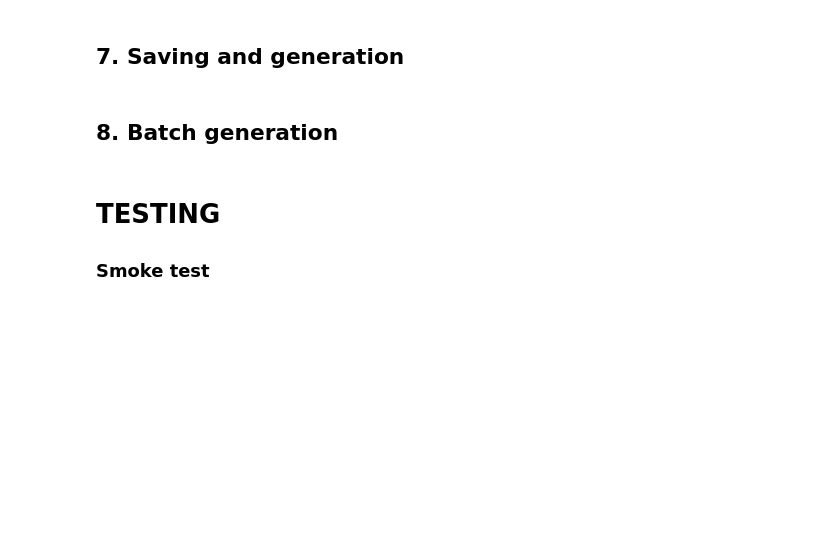
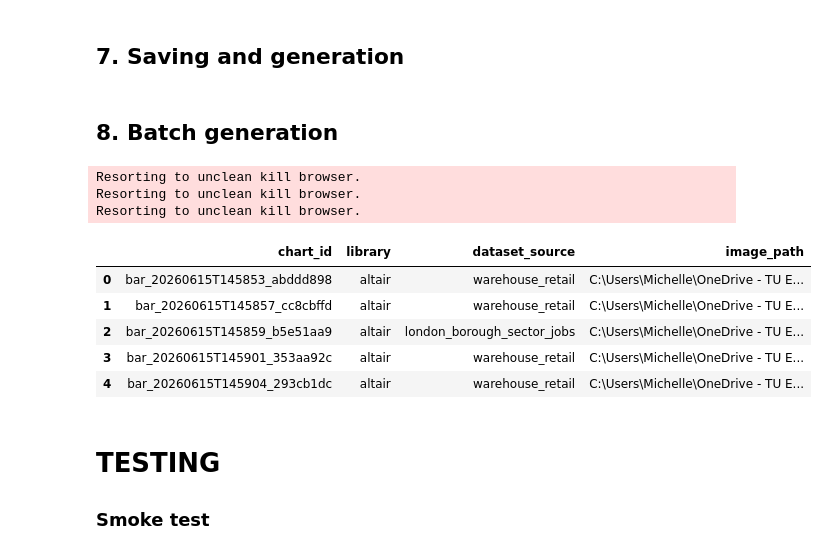
Before and after one commit to michellerosehb/I2R, a Jupyter notebook: notebooks/final_notebook_v1/notebooks/bar_generator_FINAL.ipynb, the cells around one changed output. Drawn from its saved outputs; the diff is of its cells as text; code cells hidden in the pictures; blank space fills up the shorter version.

```diff
--- a/notebooks/final_notebook_v1/notebooks/bar_generator_FINAL.ipynb
+++ b/notebooks/final_notebook_v1/notebooks/bar_generator_FINAL.ipynb
@@ -69,7 +84,7 @@ if PROJECT.name == "notebooks":
 DATA_TRAIN = Path(r"C:\Users\Michelle\I2R\data\train")
 
 # Normal generated outputs
-BAR_OUT_ROOT = PROJECT / "outputs" / "generated" / "barplots"
+BAR_OUT_ROOT = Path(r"C:\Users\Michelle\OneDrive - TU Eindhoven\I2R_dataset\barplots")
 
 # Testing outputs
 BAR_TEST_OUT_ROOT = PROJECT / "testing" / "bar_testing"
@@ -77,7 +92,7 @@ BAR_TEST_OUT_ROOT = PROJECT / "testing" / "bar_testing"
 BAR_OUT_ROOT.mkdir(parents=True, exist_ok=True)
 BAR_TEST_OUT_ROOT.mkdir(parents=True, exist_ok=True)
 
-CLEAR_OUTPUT = True
+CLEAR_OUTPUT = False
 LIBRARIES = ["altair", "matplotlib", "seaborn", "plotly"]
 SUBDIRS = ["images", "tables", "metadata"]
 
@@ -1413,7 +1480,13 @@ def add_mpl_legend(ax, plot_df, category_col, colors, style):
 # %%
 def render_bar_matplotlib(plot_df, category_col, value_col, title, subtitle, style, rng):
     fig, ax  = plt.subplots(figsize=figure_size(style))
-    colors   = bar_colors(style, len(plot_df), rng)
+    if style.get("colored_bars", True):
+        #scheme = SCHEME_NAMES[int(rng.integers(0, len(SCHEME_NAMES)))]
+        scheme = pick_scheme(style, rng)
+        cmap   = plt.get_cmap(MPL_SCHEMES[scheme])
+        colors = [mcolors.to_hex(cmap(i / max(len(plot_df) - 1, 1))) for i in range(len(plot_df))]
+    else:
+        colors = ["black"] * len(plot_df)
     edgecolor = "black" if style.get("outline_bars") else "none"
     linewidth =  1      if style.get("outline_bars") else 0
     if style.get("is_vertical"):
@@ -1450,11 +1523,11 @@ def render_bar_seaborn(plot_df, category_col, value_col, title, subtitle, style,
     linewidth =  1      if style.get("outline_bars") else 0
     plot_args = {"edgecolor": edgecolor, "linewidth": linewidth}
     if style.get("colored_bars", True):
-        scheme = SCHEME_NAMES[int(rng.integers(0, len(SCHEME_NAMES)))]
+        #scheme = SCHEME_NAMES[int(rng.integers(0, len(SCHEME_NAMES)))]
+        scheme = pick_scheme(style, rng)
         plot_args.update({"hue": category_col, "palette": MPL_SCHEMES[scheme], "dodge": False})
     else:
-        idx = int(rng.integers(0, len(COLOR_PALETTE_HEX)))
-        plot_args.update({"color": COLOR_PALETTE_HEX[idx]})
+        plot_args.update({"color": "black"})
     if style.get("is_vertical"):
         sns.barplot(data=plot_df, x=category_col, y=value_col, ax=ax, **plot_args)
     else:
@@ -1505,8 +1578,12 @@ def render_bar_plotly(plot_df, category_col, value_col, title, subtitle, style,
         go = ensure_module("plotly.graph_objects", "plotly")
 
     fig        = go.Figure()
-    raw_colors = bar_colors(style, len(plot_df), rng)
-    colors     = [color_to_plotly(c) for c in raw_colors]
+    if style.get("colored_bars", True):
+        scheme     = SCHEME_NAMES[int(rng.integers(0, len(SCHEME_NAMES)))]
+        cmap       = plt.get_cmap(MPL_SCHEMES[scheme])
+        colors     = [mcolors.to_hex(cmap(i / max(len(plot_df) - 1, 1))) for i in range(len(plot_df))]
+    else:
+        colors = ["black"] * len(plot_df)
     showlegend = style.get("legend_location") != "no legend" and style.get("colored_bars", True)
     text_mode  = style.get("direct_labeling", "none") != "none"
     marker_line_color = "black" if style.get("outline_bars") else "rgba(0,0,0,0)"
@@ -1618,7 +1695,8 @@ def render_bar_altair(plot_df, category_col, value_col, title, subtitle, style,
     ensure_altair_available()
     grid_x, grid_y = grid_axes(style)
     lx     = label_color(style, rng)
-    scheme = SCHEME_NAMES[int(rng.integers(0, len(SCHEME_NAMES)))]
+    #scheme = SCHEME_NAMES[int(rng.integers(0, len(SCHEME_NAMES)))]
+    scheme = pick_scheme(style, rng)
 
     labels = plot_df[category_col].astype(str).tolist()
     if style.get("is_vertical") and needs_rotation(labels, figure_size(style)[0]):
@@ -1652,8 +1730,7 @@ def render_bar_altair(plot_df, category_col, value_col, title, subtitle, style,
         color_encode = alt.Color(f"{category_col}:N",
                                  scale=alt.Scale(scheme=scheme), legend=legend)
     else:
-        idx = int(rng.integers(0, len(COLOR_PALETTE_HEX)))
-        color_encode = alt.value(COLOR_PALETTE_HEX[idx])
+        color_encode = alt.value("black")
 
     mark_args = {
         "cornerRadiusEnd": 4 if style.get("rounded_corners") else 0,
@@ -1814,6 +1891,7 @@ def generate_bar(
 
     for attempt in range(1, max_tries + 1):
         style = harmonize_style(sample_style(rng, weights))
+        style["_bg_color"] = background_color(style, rng)
 
         plot_df = None
         context = None
@@ -1907,26 +1985,36 @@ def generate_batch(
 # %%
 ensure_output_dirs(BAR_OUT_ROOT)
 
 OBSERVED_WEIGHTS = normalize_weights(SAMPLING_WEIGHTS)
 weights = OBSERVED_WEIGHTS
 
 generation_plan = {
-    "altair":     10,
-    "matplotlib": 10,
-    "seaborn":    10,
-    "plotly":     10,
+    "altair":     25,
+    "matplotlib": 25,
+    "seaborn":    25,
+    "plotly":     25,
 }
 
 metas = generate_batch(
     out_root=BAR_OUT_ROOT,
     dataset_source="warehouse_retail",
     generation_plan=generation_plan,
     weights=weights,
     datasets=DATASETS,
-    start_seed=666,
+    start_seed=1000,
 )
 
 pd.DataFrame(metas)[["chart_id", "library", "dataset_source", "image_path"]].head()
+# %% [output]
+Resorting to unclean kill browser.
+Resorting to unclean kill browser.
+Resorting to unclean kill browser.
+|  | chart_id | library | dataset_source | image_path |
+| 0 | bar_20260615T145853_abddd898 | altair | warehouse_retail | C:\Users\Michelle\OneDrive - TU E... |
+| 1 | bar_20260615T145857_cc8cbffd | altair | warehouse_retail | C:\Users\Michelle\OneDrive - TU E... |
+| 2 | bar_20260615T145859_b5e51aa9 | altair | london_borough_sector_jobs | C:\Users\Michelle\OneDrive - TU E... |
+| 3 | bar_20260615T145901_353aa92c | altair | warehouse_retail | C:\Users\Michelle\OneDrive - TU E... |
+| 4 | bar_20260615T145904_293cb1dc | altair | warehouse_retail | C:\Users\Michelle\OneDrive - TU E... |
 # %% [markdown]
 # TESTING
 
```
Also changed, not shown: parts of 8 cells of this notebook, 3 other files.
